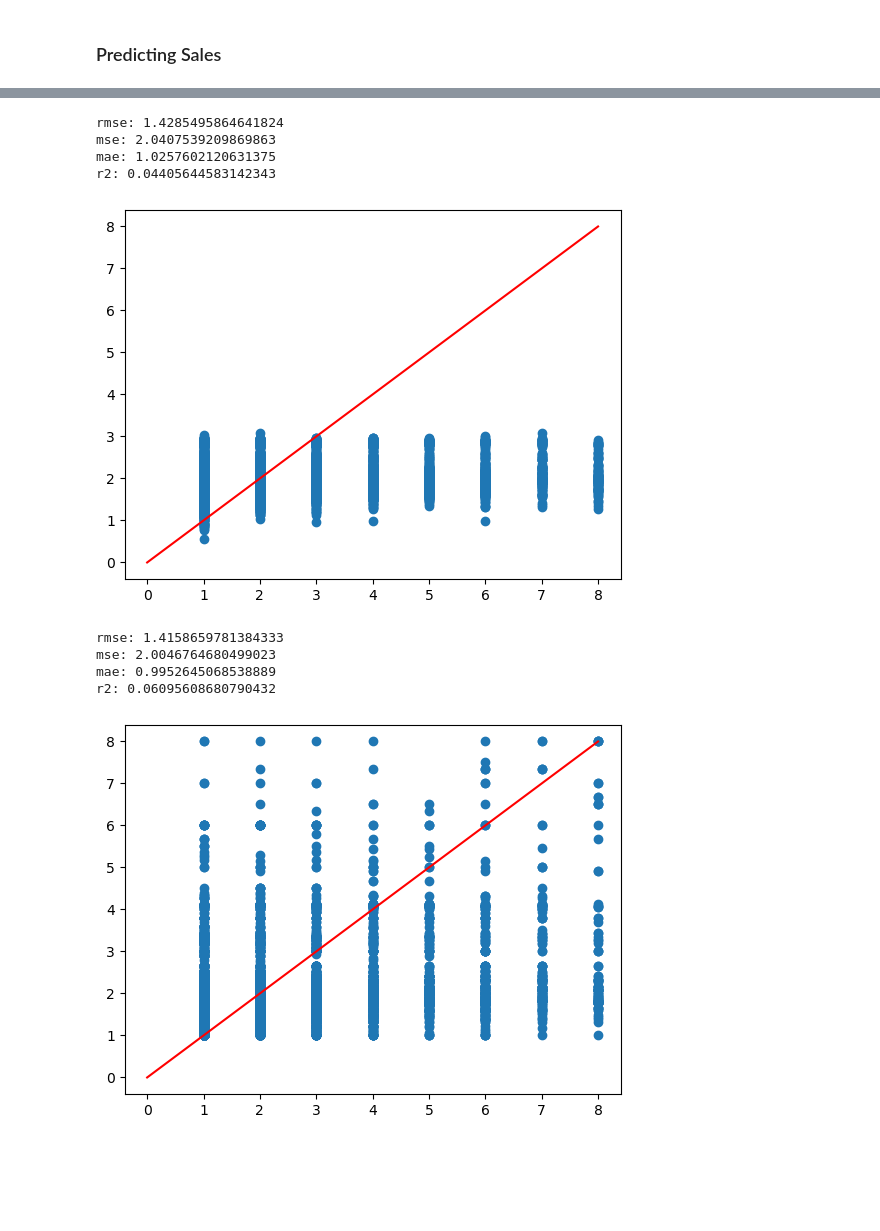
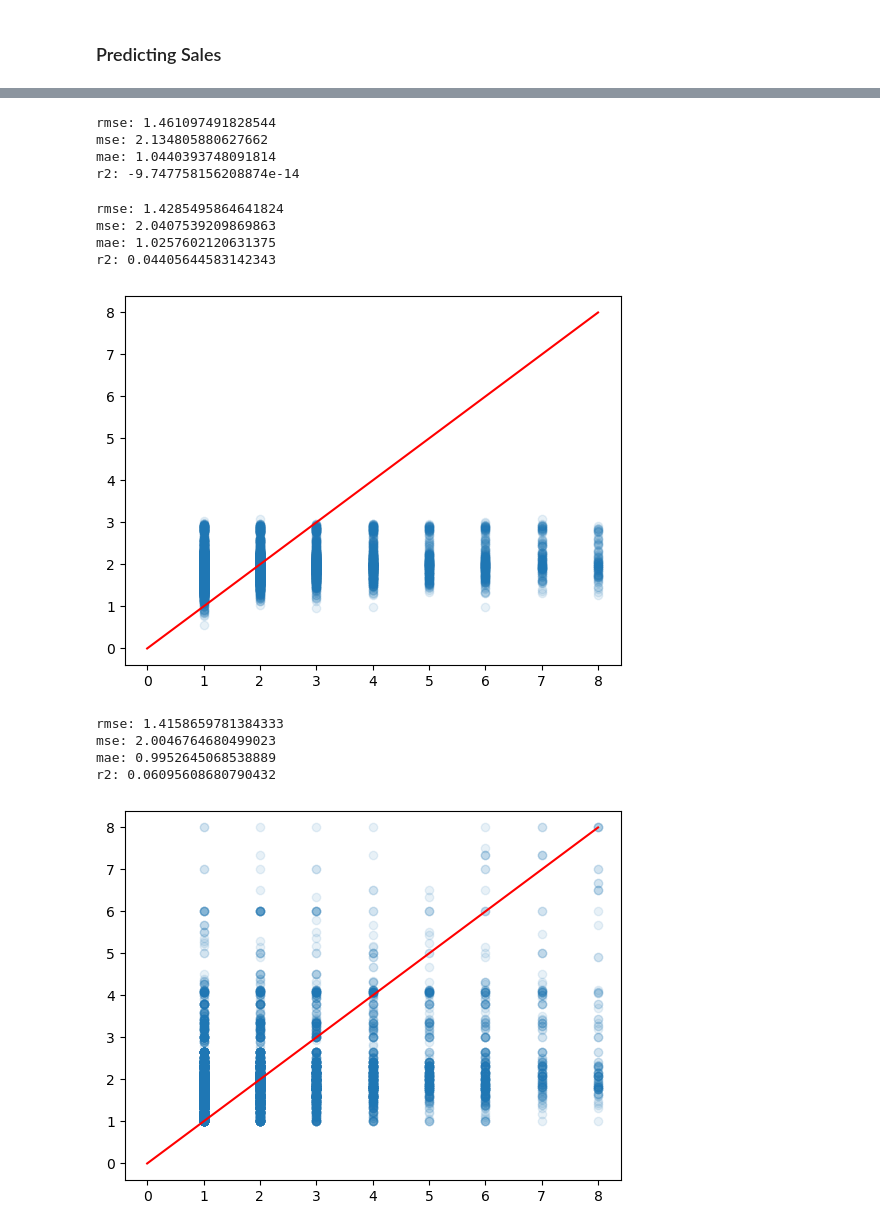
Before and after one commit to lee0210/infosys722-iteration4, a Jupyter notebook: notebook.ipynb, the cells around one changed output, grey strips where cells are left out. Saved outputs shown, nothing was run; the diff lists cells and outputs as text; code cells hidden in the pictures; blank space fills up the shorter version.

```diff
--- a/notebook.ipynb
+++ b/notebook.ipynb
@@ -915,10 +915,11 @@ from pyspark.ml import Pipeline
 import tensorflow as tf
 from tensorflow import keras
 # %%
-def evaluate_regression_model(result, labelCol, predictionCol='prediction'):
-    metrics = ['rmse', 'mse', 'mae', 'r2']
-    for metric in metrics:
-        print(f'{metric}:', RegressionEvaluator(labelCol=labelCol, metricName=metric, predictionCol=predictionCol).evaluate(result))
+def evaluate_regression_model(result, labelCol, predictionCol='prediction', metrics = ['rmse', 'mse', 'mae', 'r2']):
+    results = [(metric, RegressionEvaluator(labelCol=labelCol, metricName=metric, predictionCol=predictionCol).evaluate(result)) for metric in metrics]
+    for metric, result in results:
+        print(f'{metric}: {result}')
+    return dict(results)
 
 def get_string_indexers(dataframe, suffix='_index'):
     indexers = []
@@ -926,6 +927,10 @@ def get_string_indexers(dataframe, suffix='_index'):
         if dtype == 'string':
             indexers.append(StringIndexer(inputCol=feature, outputCol=feature + suffix))
     return indexers
+
+def generate_baseline(dataframe, target):
+    target_mean = dataframe.agg(F.mean(target)).collect()[0][0]
+    return dataframe.withColumn('baseline_prediction', F.lit(target_mean))
 # %% [markdown]
 ### Predicting Deliver Time
 # %%
@@ -1040,5 +1024,13 @@ integrated_sales.columns
 # %%
 train, test = integrated_sales.randomSplit([0.7, 0.3], seed=13)
+# %%
+# Baseline
+evaluate_regression_model(generate_baseline(test, 'SalesQuantity'), 'SalesQuantity', predictionCol='baseline_prediction')
+# %% [output]
+rmse: 1.461097491828544
+mse: 2.134805880627662
+mae: 1.0440393748091814
+r2: -9.747758156208874e-14
 # %%
 # Linear Regression
 model_pipeline = Pipeline(stages=[
@@ -1052,7 +1044,7 @@ result = model.transform(test)
 evaluate_regression_model(result, 'SalesQuantity')
 
 dsp_df = result.toPandas()
-plt.scatter(dsp_df['SalesQuantity'], dsp_df['prediction'])
+plt.scatter(dsp_df['SalesQuantity'], dsp_df['prediction'], alpha=0.1)
 plt.plot(range(0,9), c='r')
 plt.show()
 # %% [output]
@@ -1060,34 +1052,34 @@ rmse: 1.4285495864641824
 mse: 2.0407539209869863
 mae: 1.0257602120631375
 r2: 0.04405644583142343
-[figure, old version]
+[figure, new version]
 # %%
 # Decision Tree
 transformation_pipeline = Pipeline(stages=get_string_indexers(integrated_sales) + [
     VectorAssembler(inputCols=[
         'SalesPrice', 'Volume', 'DayOfMonth', 'PurchasePrice', 'ProfitRate',
         'Size_index', 'Classification_index', 'VendorNumber_index', 'DayOfWeek_index', 'Month_index'],
                     outputCol='features')
 ])
 
 dtr = DecisionTreeRegressor(maxDepth=10, labelCol='SalesQuantity', featuresCol='features', maxBins=256)
 
 transformer = transformation_pipeline.fit(integrated_sales)
 model = dtr.fit(transformer.transform(train))
 result = model.transform(transformer.transform(test))
 
 evaluate_regression_model(result, 'SalesQuantity')
 
 dsp_df = result.toPandas()
-plt.scatter(dsp_df['SalesQuantity'], dsp_df['prediction'])
+plt.scatter(dsp_df['SalesQuantity'], dsp_df['prediction'], alpha=0.1)
 plt.plot(range(0,9), c='r')
 plt.show()
 # %% [output]
 rmse: 1.4158659781384333
 mse: 2.0046764680499023
 mae: 0.9952645068538889
 r2: 0.06095608680790432
-[figure, old version]
+[figure, new version]
 # %%
 # Random Forest
 transformation_pipeline = Pipeline(stages=get_string_indexers(integrated_sales) + [
```
Also changed, not shown: parts of 20 cells of this notebook.
